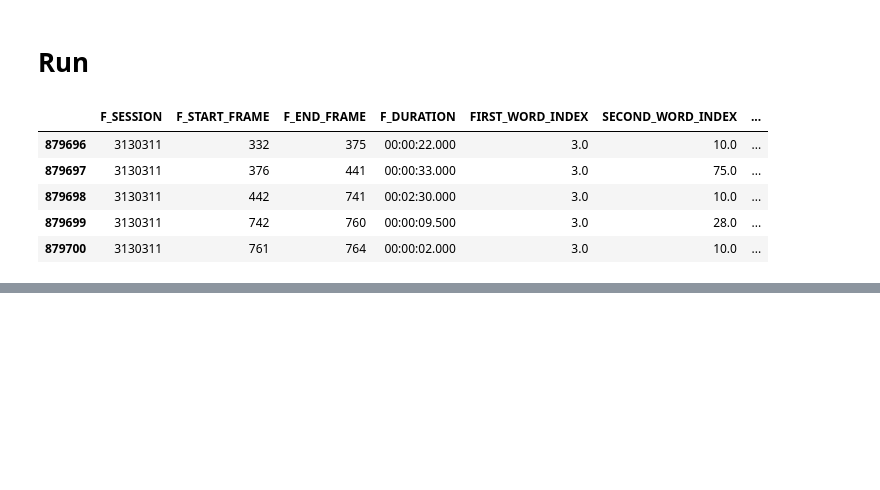
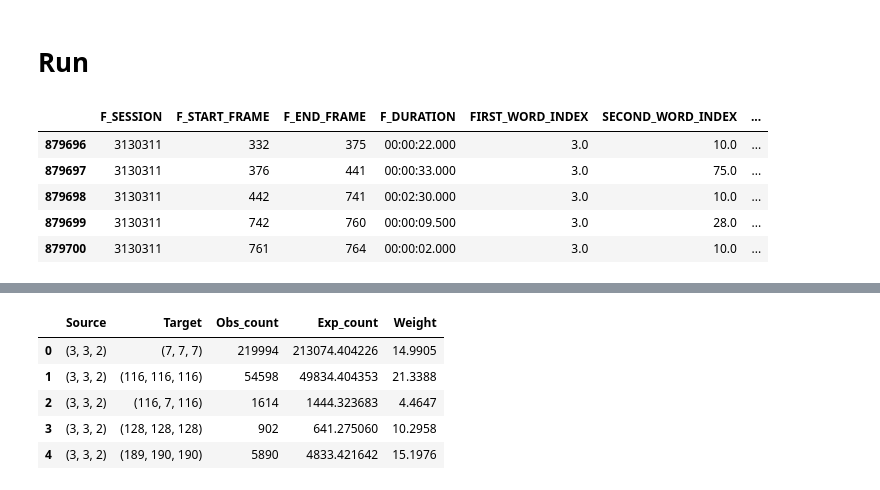
Before and after one commit to picqflorian/PIE-Airbus-Helicopter, a Jupyter notebook: motif.ipynb, the cells around one changed output, grey strips where cells are left out. Cells and saved outputs as stored; diff of their text form; code cells hidden in the pictures; blank space fills up the shorter version.

```diff
--- a/motif.ipynb
+++ b/motif.ipynb
@@ -390,0 +636,10 @@ print(f"Nodes: {G.number_of_nodes()}, Edges: {G.number_of_edges()}")
+# %%
+df = pd.read_csv("final_network.csv")
+df.head()
+# %% [output]
+|  | Source | Target | Obs_count | Exp_count | Weight |
+| 0 | (3, 3, 2) | (7, 7, 7) | 219994 | 213074.404226 | 14.9905 |
+| 1 | (3, 3, 2) | (116, 116, 116) | 54598 | 49834.404353 | 21.3388 |
+| 2 | (3, 3, 2) | (116, 7, 116) | 1614 | 1444.323683 | 4.4647 |
+| 3 | (3, 3, 2) | (128, 128, 128) | 902 | 641.275060 | 10.2958 |
+| 4 | (3, 3, 2) | (189, 190, 190) | 5890 | 4833.421642 | 15.1976 |
```
Also changed, not shown: parts of 17 cells of this notebook, 1 other file.
